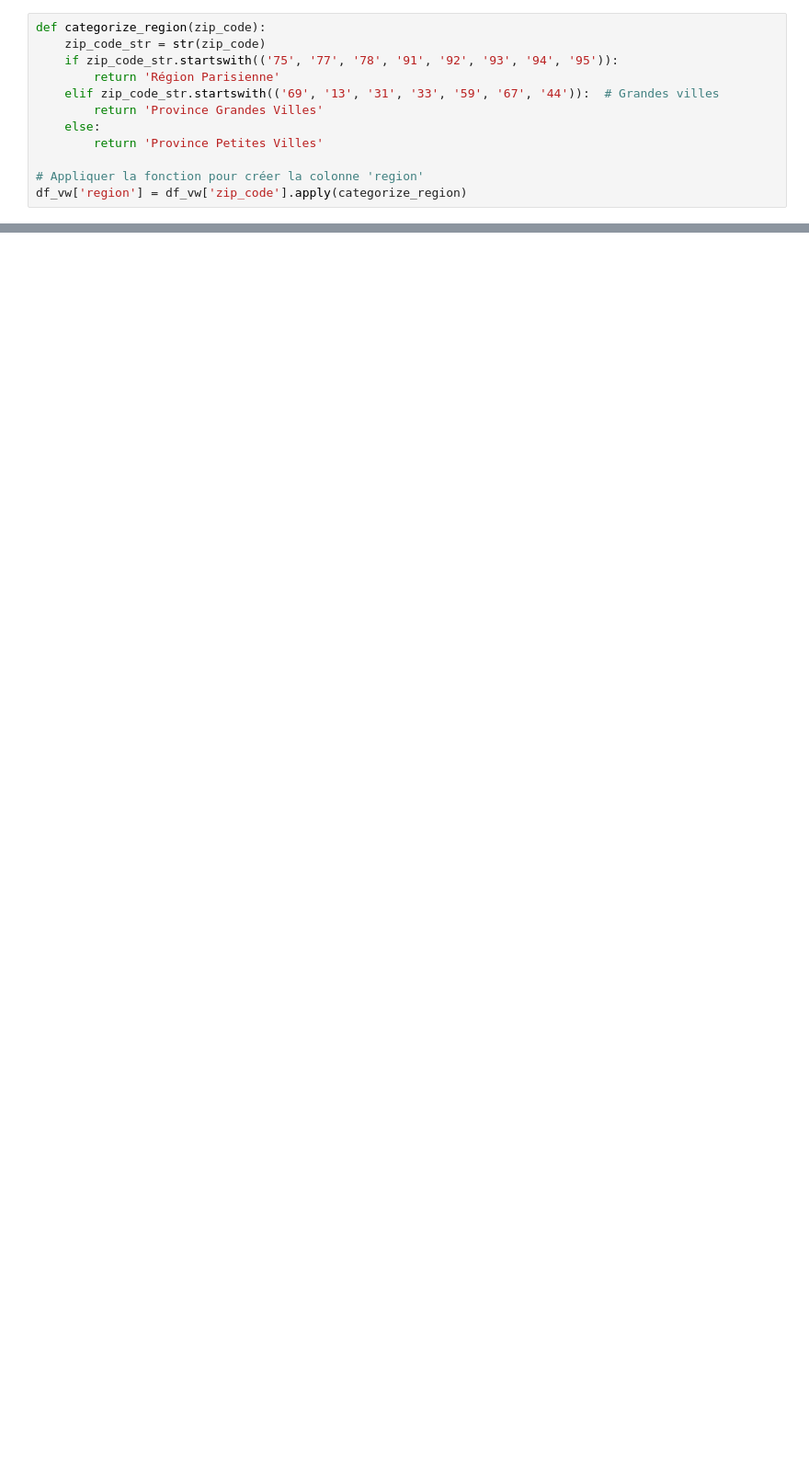
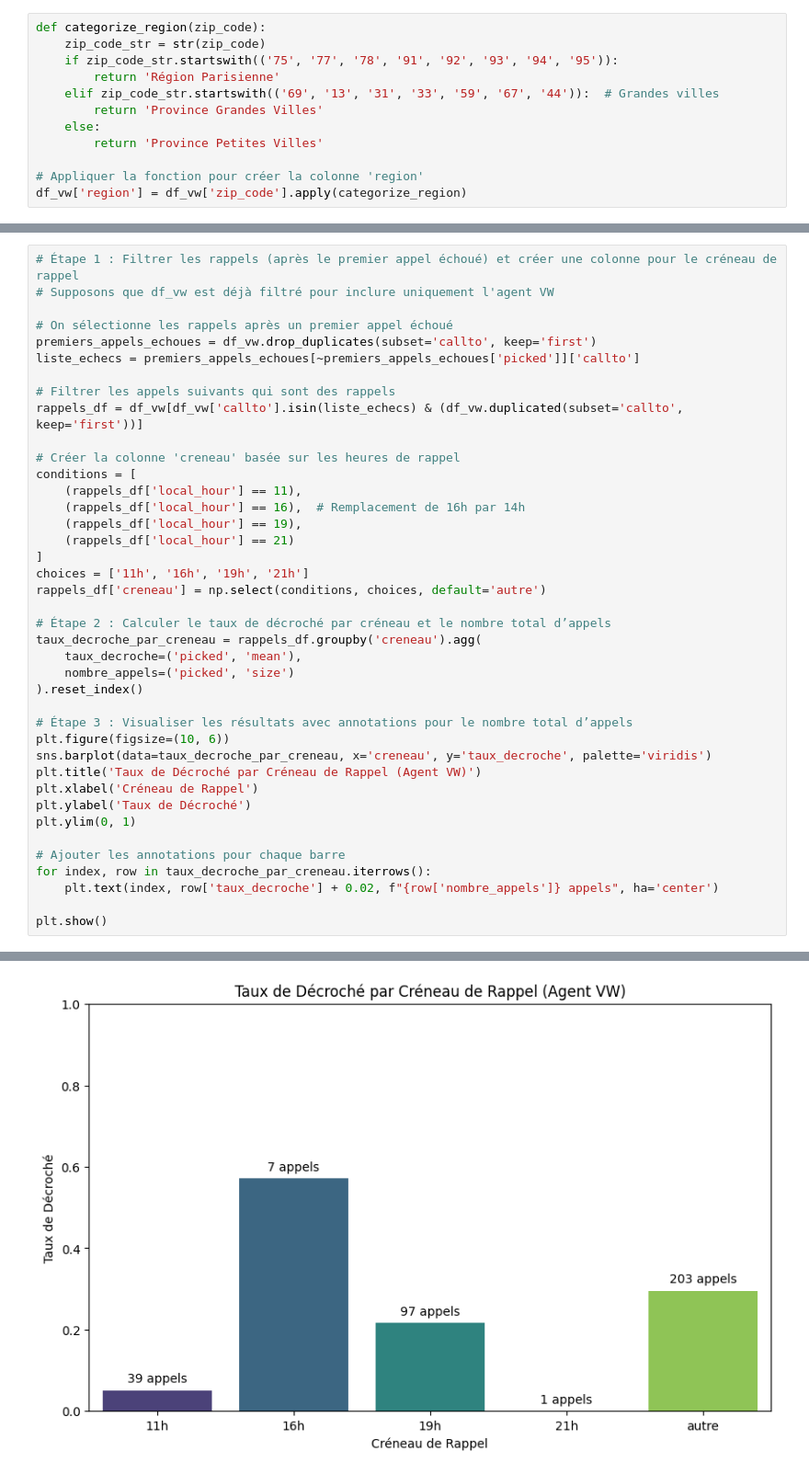
Before and after one commit to NajiOussama/DropRate, a Jupyter notebook: First.ipynb, the cells around one changed output, grey strips where cells are left out. Shown at 92% size. Saved outputs shown, nothing was run; the diff lists cells and outputs as text; blank space fills up the shorter version.

```diff
--- a/First.ipynb
+++ b/First.ipynb
@@ -173,0 +201,41 @@ Taux de décrochage après échec du premier appel : 35.29%
+# %%
+# Étape 1 : Filtrer les rappels (après le premier appel échoué) et créer une colonne pour le créneau de rappel
+# Supposons que df_vw est déjà filtré pour inclure uniquement l'agent VW
+
+# On sélectionne les rappels après un premier appel échoué
+premiers_appels_echoues = df_vw.drop_duplicates(subset='callto', keep='first')
+liste_echecs = premiers_appels_echoues[~premiers_appels_echoues['picked']]['callto']
+
+# Filtrer les appels suivants qui sont des rappels
+rappels_df = df_vw[df_vw['callto'].isin(liste_echecs) & (df_vw.duplicated(subset='callto', keep='first'))]
+
+# Créer la colonne 'creneau' basée sur les heures de rappel
+conditions = [
+    (rappels_df['local_hour'] == 11),
+    (rappels_df['local_hour'] == 16),  # Remplacement de 16h par 14h
+    (rappels_df['local_hour'] == 19),
+    (rappels_df['local_hour'] == 21)
+]
+choices = ['11h', '16h', '19h', '21h']
+rappels_df['creneau'] = np.select(conditions, choices, default='autre')
+
+# Étape 2 : Calculer le taux de décroché par créneau et le nombre total d’appels
+taux_decroche_par_creneau = rappels_df.groupby('creneau').agg(
+    taux_decroche=('picked', 'mean'),
+    nombre_appels=('picked', 'size')
+).reset_index()
+
+# Étape 3 : Visualiser les résultats avec annotations pour le nombre total d’appels
+plt.figure(figsize=(10, 6))
+sns.barplot(data=taux_decroche_par_creneau, x='creneau', y='taux_decroche', palette='viridis')
+plt.title('Taux de Décroché par Créneau de Rappel (Agent VW)')
+plt.xlabel('Créneau de Rappel')
+plt.ylabel('Taux de Décroché')
+plt.ylim(0, 1)
+
+# Ajouter les annotations pour chaque barre
+for index, row in taux_decroche_par_creneau.iterrows():
+    plt.text(index, row['taux_decroche'] + 0.02, f"{row['nombre_appels']} appels", ha='center')
+
+plt.show()
+# %% [output]
@@ -173,0 +250 @@ Taux de décrochage après échec du premier appel : 35.29%
+[figure, added]
```
Also changed, not shown: parts of 31 cells of this notebook, 15 other files.
